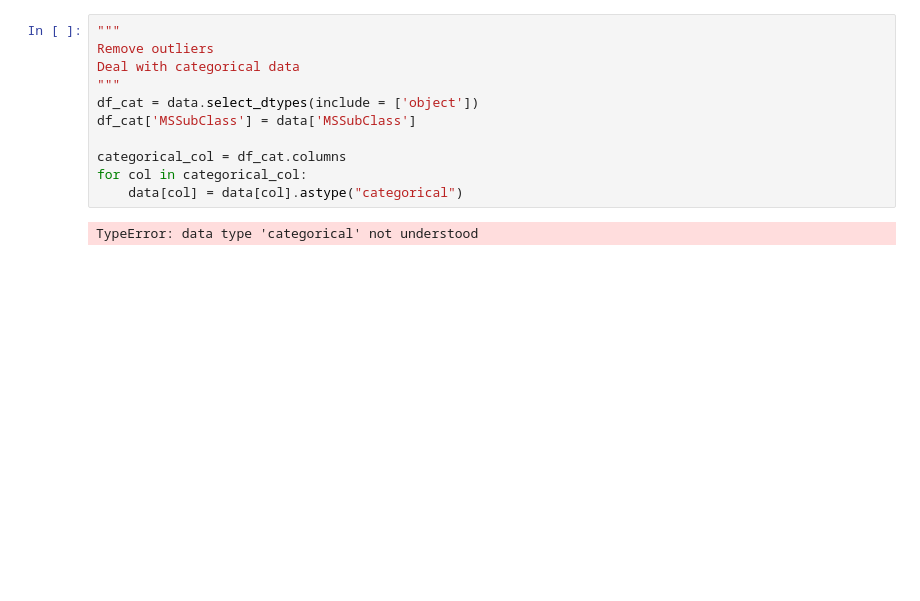
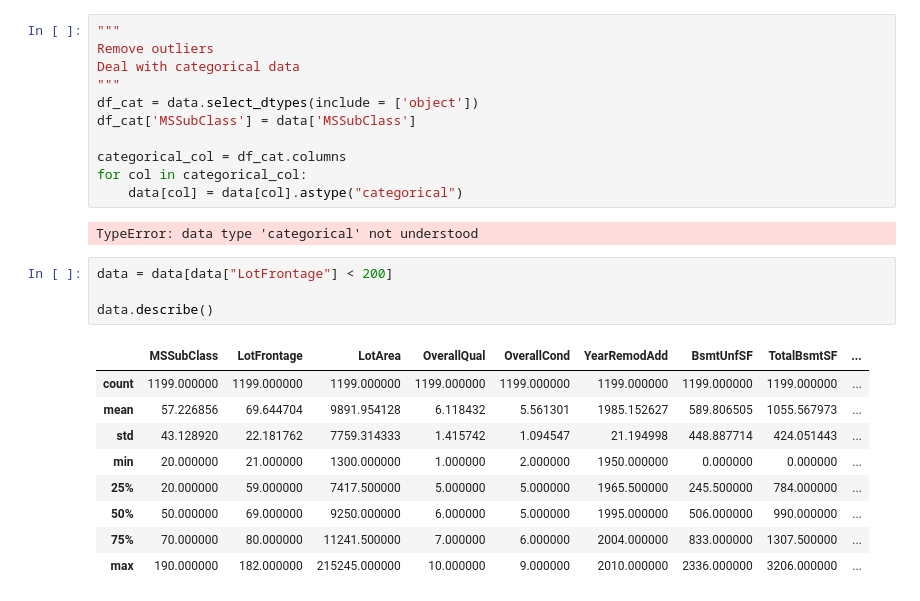
Before and after one commit to ngqhung0912/Research-Database-IR, a Jupyter notebook: data-exploration.ipynb, the cells around one changed output. Saved outputs shown, nothing was run; the diff lists cells and outputs as text; blank space fills up the shorter version.

```diff
--- a/data-exploration.ipynb
+++ b/data-exploration.ipynb
@@ -51,3 +55,17 @@ for col in categorical_col:
     data[col] = data[col].astype("categorical")
 # %% [output]
 TypeError: data type 'categorical' not understood
+# %%
+data = data[data["LotFrontage"] < 200]
+
+data.describe()
+# %% [output]
+|  | MSSubClass | LotFrontage | LotArea | OverallQual | OverallCond | YearRemodAdd | BsmtUnfSF | TotalBsmtSF | ... |
+| count | 1199.000000 | 1199.000000 | 1199.000000 | 1199.000000 | 1199.000000 | 1199.000000 | 1199.000000 | 1199.000000 | ... |
+| mean | 57.226856 | 69.644704 | 9891.954128 | 6.118432 | 5.561301 | 1985.152627 | 589.806505 | 1055.567973 | ... |
+| std | 43.128920 | 22.181762 | 7759.314333 | 1.415742 | 1.094547 | 21.194998 | 448.887714 | 424.051443 | ... |
+| min | 20.000000 | 21.000000 | 1300.000000 | 1.000000 | 2.000000 | 1950.000000 | 0.000000 | 0.000000 | ... |
+| 25% | 20.000000 | 59.000000 | 7417.500000 | 5.000000 | 5.000000 | 1965.500000 | 245.500000 | 784.000000 | ... |
+| 50% | 50.000000 | 69.000000 | 9250.000000 | 6.000000 | 5.000000 | 1995.000000 | 506.000000 | 990.000000 | ... |
+| 75% | 70.000000 | 80.000000 | 11241.500000 | 7.000000 | 6.000000 | 2004.000000 | 833.000000 | 1307.500000 | ... |
+| max | 190.000000 | 182.000000 | 215245.000000 | 10.000000 | 9.000000 | 2010.000000 | 2336.000000 | 3206.000000 | ... |
```
Also changed, not shown: parts of 1 cell of this notebook.
